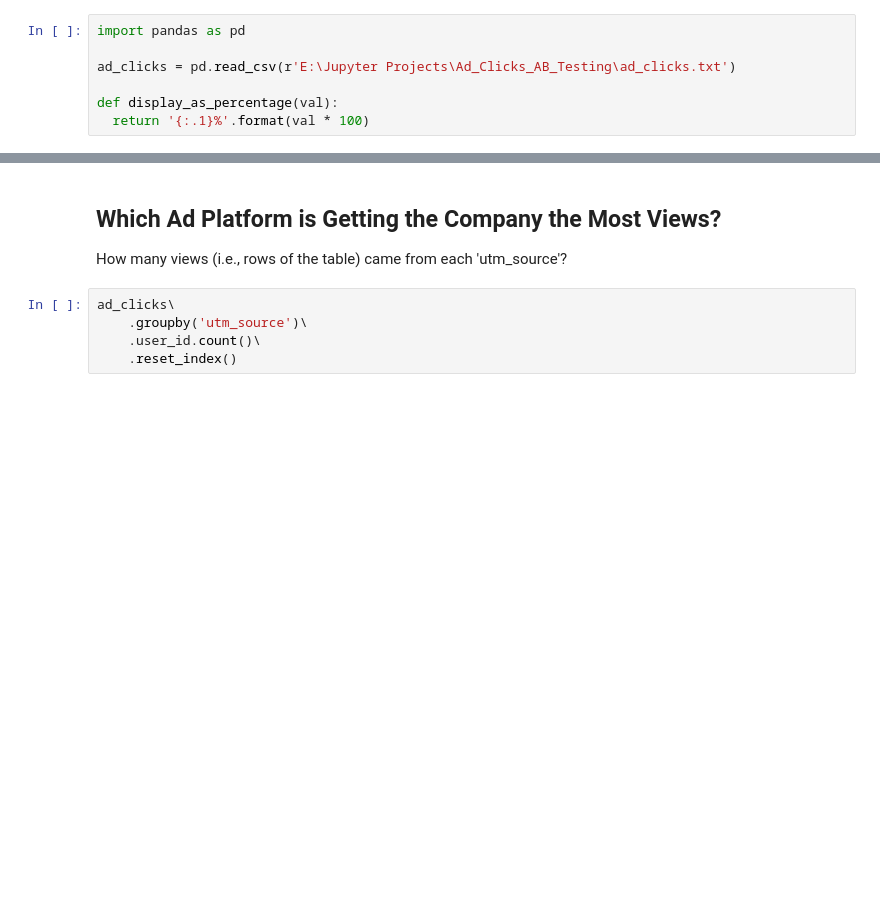
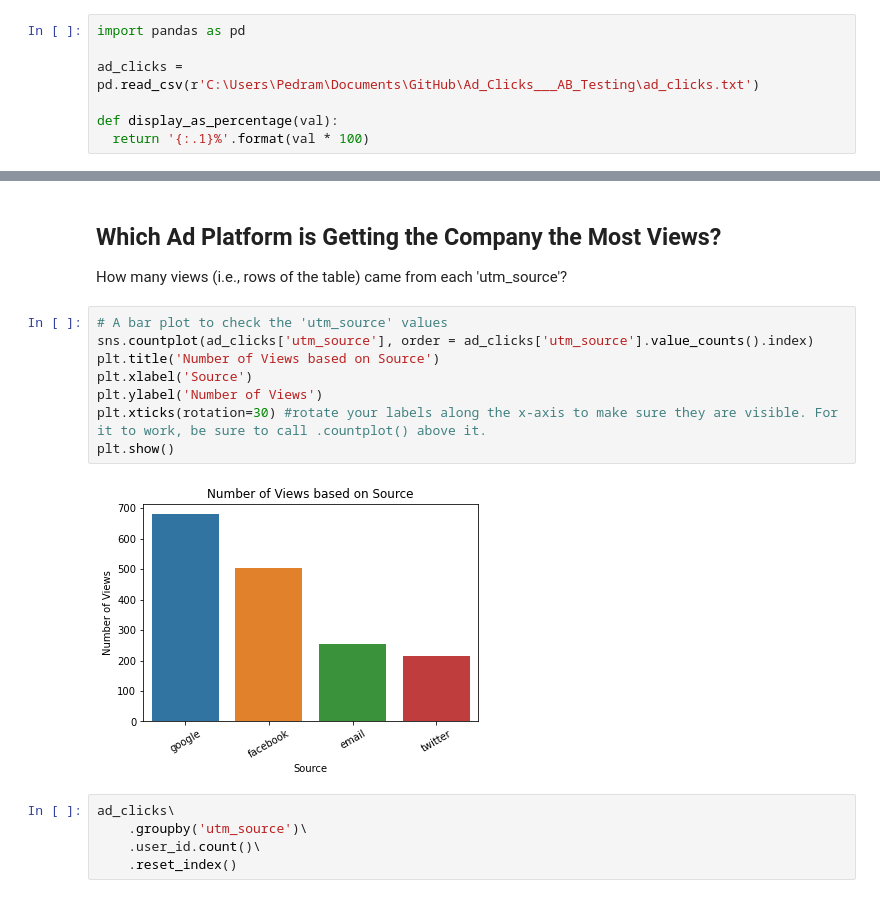
Before and after one commit to pedramsafaeifar/Ad_Clicks___AB_Testing, a Jupyter notebook: Ad_AB_Test_Using_Pandas_Aggregates.ipynb, the cells around one changed output, grey strips where cells are left out. Saved outputs shown, nothing was run; the diff lists cells and outputs as text; blank space fills up the shorter version.

```diff
--- a/Ad_AB_Test_Using_Pandas_Aggregates.ipynb
+++ b/Ad_AB_Test_Using_Pandas_Aggregates.ipynb
@@ -1,7 +1,7 @@
 # %%
 import pandas as pd
 
-ad_clicks = pd.read_csv(r'E:\Jupyter Projects\Ad_Clicks_AB_Testing\ad_clicks.txt')
+ad_clicks = pd.read_csv(r'C:\Users\Pedram\Documents\GitHub\Ad_Clicks___AB_Testing\ad_clicks.txt')
 
 def display_as_percentage(val):
   return '{:.1}%'.format(val * 100)
@@ -26,6 +60,16 @@ print(ad_clicks.head(5))
 # %% [markdown]
 ##  Which Ad Platform is Getting the Company the Most Views?
 How many views (i.e., rows of the table) came from each 'utm_source'?
+# %%
+# A bar plot to check the 'utm_source' values
+sns.countplot(ad_clicks['utm_source'], order = ad_clicks['utm_source'].value_counts().index)
+plt.title('Number of Views based on Source')
+plt.xlabel('Source')
+plt.ylabel('Number of Views')
+plt.xticks(rotation=30) #rotate your labels along the x-axis to make sure they are visible. For it to work, be sure to call .countplot() above it.
+plt.show()
+# %% [output]
+[figure, added]
 # %%
 ad_clicks\
     .groupby('utm_source')\
```
Also changed, not shown: parts of 20 cells of this notebook.
